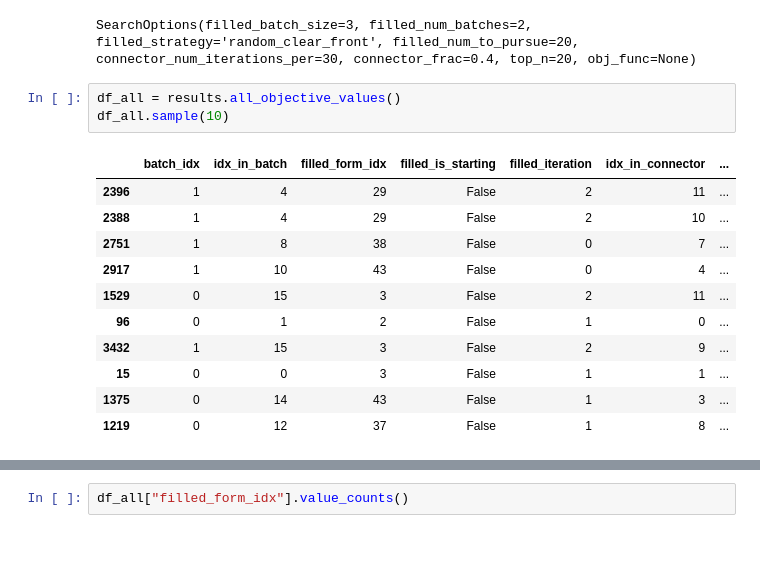
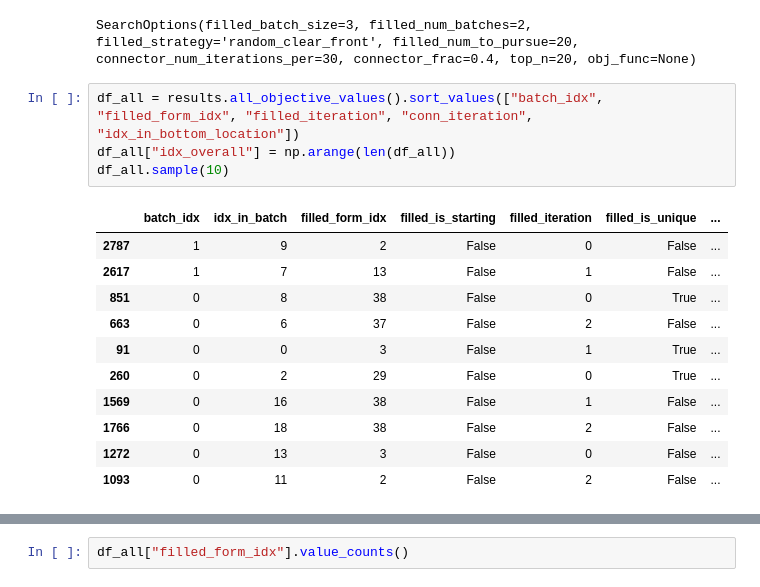
Before and after one commit to pfrstg/voxart, a Jupyter notebook: notebooks/dev.ipynb, the cells around one changed output, grey strips where cells are left out. Cells and saved outputs as stored; diff of their text form; blank space fills up the shorter version.

Commit message:
Add tracking of unique designs in search and play with viz

```diff
--- a/notebooks/dev.ipynb
+++ b/notebooks/dev.ipynb
@@ -2008,17 +2008,18 @@ results = voxart.search(goal, opts)
 # %% [output]
 SearchOptions(filled_batch_size=3, filled_num_batches=2, filled_strategy='random_clear_front', filled_num_to_pursue=20, connector_num_iterations_per=30, connector_frac=0.4, top_n=20, obj_func=None)
 # %%
-df_all = results.all_objective_values()
+df_all = results.all_objective_values().sort_values(["batch_idx", "filled_form_idx", "filled_iteration", "conn_iteration", "idx_in_bottom_location"])
+df_all["idx_overall"] = np.arange(len(df_all))
 df_all.sample(10)
 # %% [output]
-|  | batch_idx | idx_in_batch | filled_form_idx | filled_is_starting | filled_iteration | idx_in_connector | ... |
-| 2396 | 1 | 4 | 29 | False | 2 | 11 | ... |
-| 2388 | 1 | 4 | 29 | False | 2 | 10 | ... |
-| 2751 | 1 | 8 | 38 | False | 0 | 7 | ... |
-| 2917 | 1 | 10 | 43 | False | 0 | 4 | ... |
-| 1529 | 0 | 15 | 3 | False | 2 | 11 | ... |
-| 96 | 0 | 1 | 2 | False | 1 | 0 | ... |
-| 3432 | 1 | 15 | 3 | False | 2 | 9 | ... |
-| 15 | 0 | 0 | 3 | False | 1 | 1 | ... |
-| 1375 | 0 | 14 | 43 | False | 1 | 3 | ... |
-| 1219 | 0 | 12 | 37 | False | 1 | 8 | ... |
+|  | batch_idx | idx_in_batch | filled_form_idx | filled_is_starting | filled_iteration | filled_is_unique | ... |
+| 2787 | 1 | 9 | 2 | False | 0 | False | ... |
+| 2617 | 1 | 7 | 13 | False | 1 | False | ... |
+| 851 | 0 | 8 | 38 | False | 0 | True | ... |
+| 663 | 0 | 6 | 37 | False | 2 | False | ... |
+| 91 | 0 | 0 | 3 | False | 1 | True | ... |
+| 260 | 0 | 2 | 29 | False | 0 | True | ... |
+| 1569 | 0 | 16 | 38 | False | 1 | False | ... |
+| 1766 | 0 | 18 | 38 | False | 2 | False | ... |
+| 1272 | 0 | 13 | 3 | False | 0 | False | ... |
+| 1093 | 0 | 11 | 2 | False | 2 | False | ... |
```
Also changed, not shown: parts of 13 cells of this notebook, 1 other file.
